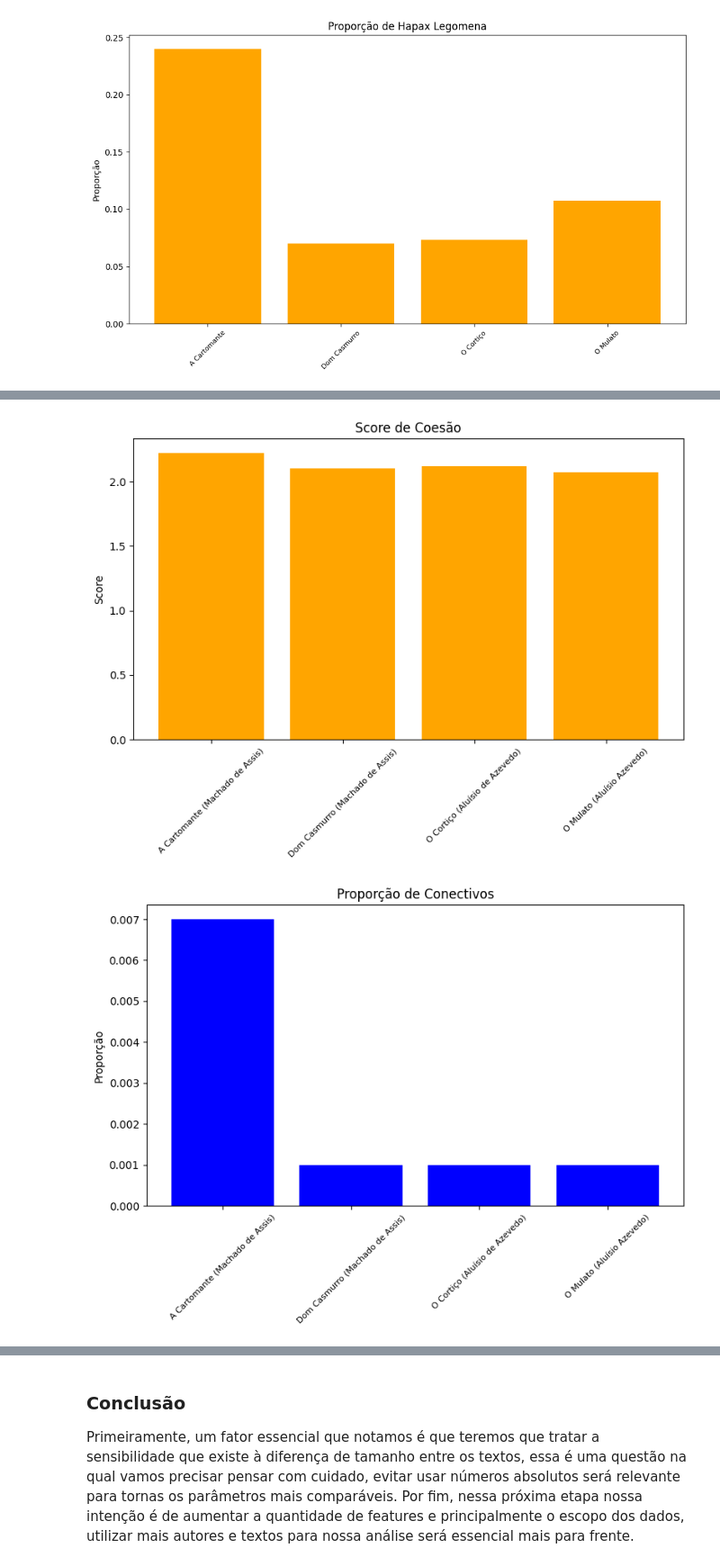
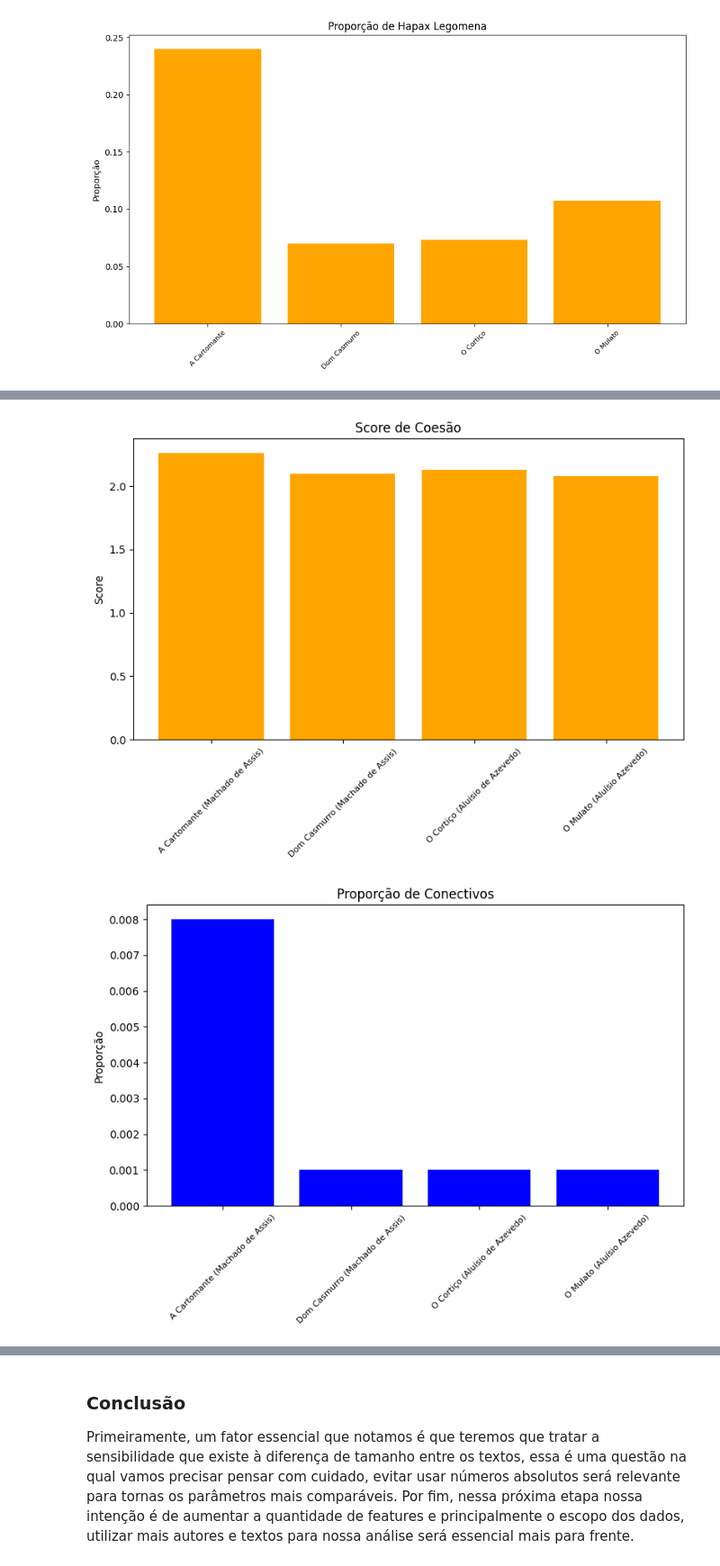
Before and after one commit to VictorAGomes/Projeto-PLN, a Jupyter notebook: main.ipynb, the cells around one changed output, grey strips where cells are left out. Shown: that part at 90% size. Saved outputs shown, nothing was run; the diff lists cells and outputs as text; code cells hidden in the pictures.

```diff
--- a/main.ipynb
+++ b/main.ipynb
@@ -488,10 +505,10 @@ arquivos = [
     "O Cortiço (Aluísio de Azevedo)",
     "O Mulato (Aluísio Azevedo)"
 ]
-coesao_scores = [2.22, 2.1, 2.12, 2.07]
-proporcoes_conectivos = [0.007, 0.001, 0.001, 0.001]
+coesao_scores = [2.26, 2.1, 2.13, 2.08]
+proporcoes_conectivos = [0.008, 0.001, 0.001, 0.001]
 similaridades_medias = [0.823, 0.831, 0.843, 0.823]
-num_conectivos = [23, 53, 57, 56]
+num_conectivos = [29, 75, 79, 78]
 num_sentencas = [206, 3789, 3400, 5132]
 
 # Gráfico 1: Score de Coesão
@@ -517,33 +534,33 @@ plt.close()
 # Gráfico 3: Similaridade Média
 plt.figure(figsize=(8, 6))
 plt.bar(arquivos, similaridades_medias, color='green')
 plt.title('Similaridade Média')
 plt.ylabel('Similaridade')
 plt.xticks(rotation=45, fontsize=8)
 plt.tight_layout()
 plt.show()
 plt.close()
 
 # Gráfico 4: Número de Conectivos Encontrados
 plt.figure(figsize=(8, 6))
 plt.bar(arquivos, num_conectivos, color='purple')
 plt.title('Número de Conectivos Encontrados')
 plt.ylabel('Quantidade')
 plt.xticks(rotation=45, fontsize=8)
 plt.tight_layout()
 plt.show()
 plt.close()
 
 # Gráfico 5: Número de Sentenças
 plt.figure(figsize=(8, 6))
 plt.bar(arquivos, num_sentencas, color='red')
 plt.title('Número de Sentenças')
 plt.ylabel('Quantidade')
 plt.xticks(rotation=45, fontsize=8)
 plt.tight_layout()
 plt.show()
 plt.close()
 # %% [output]
-[figure, old version]
+[figure, new version]
-[figure, old version]
+[figure, new version]
 [figure]
```
Also changed, not shown: parts of 2 cells of this notebook, 4 other files.
